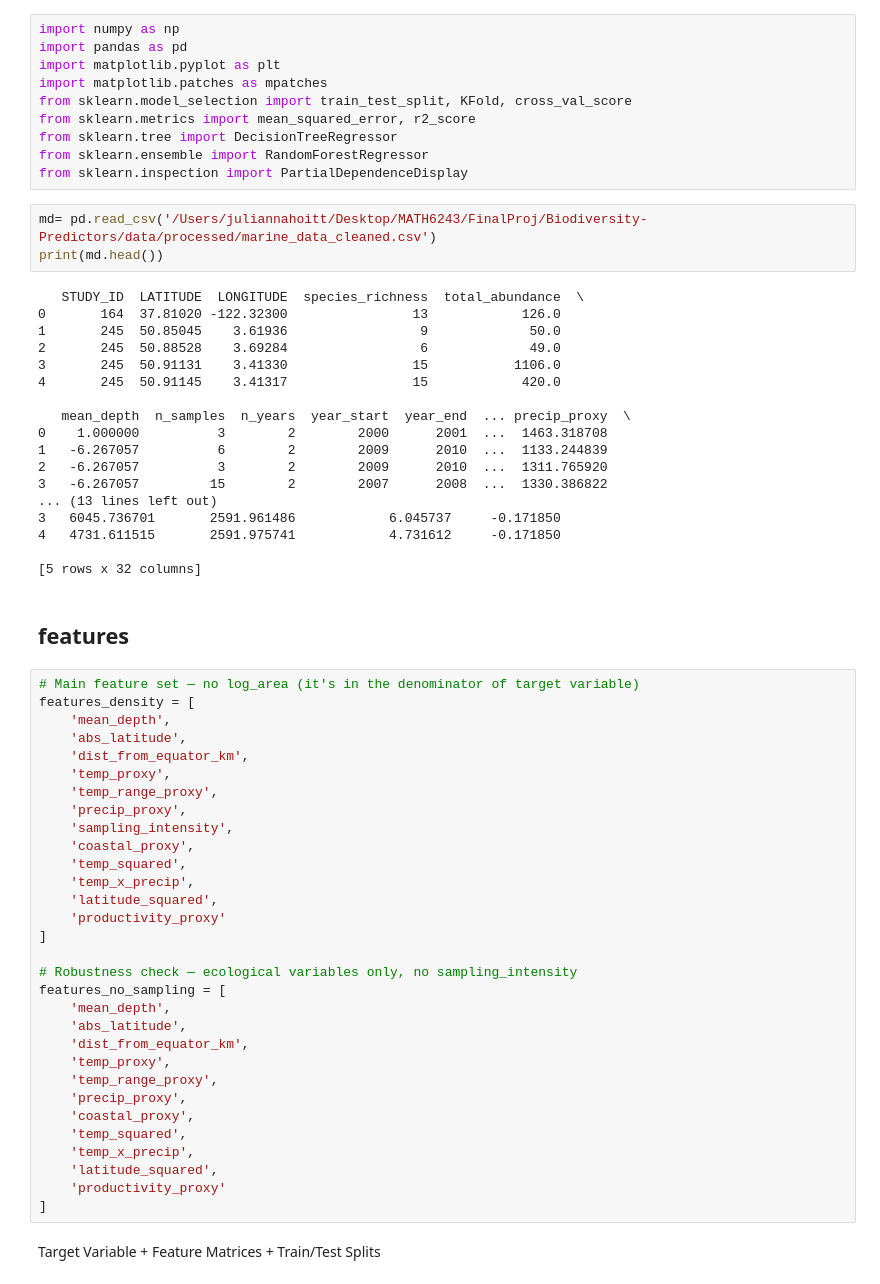
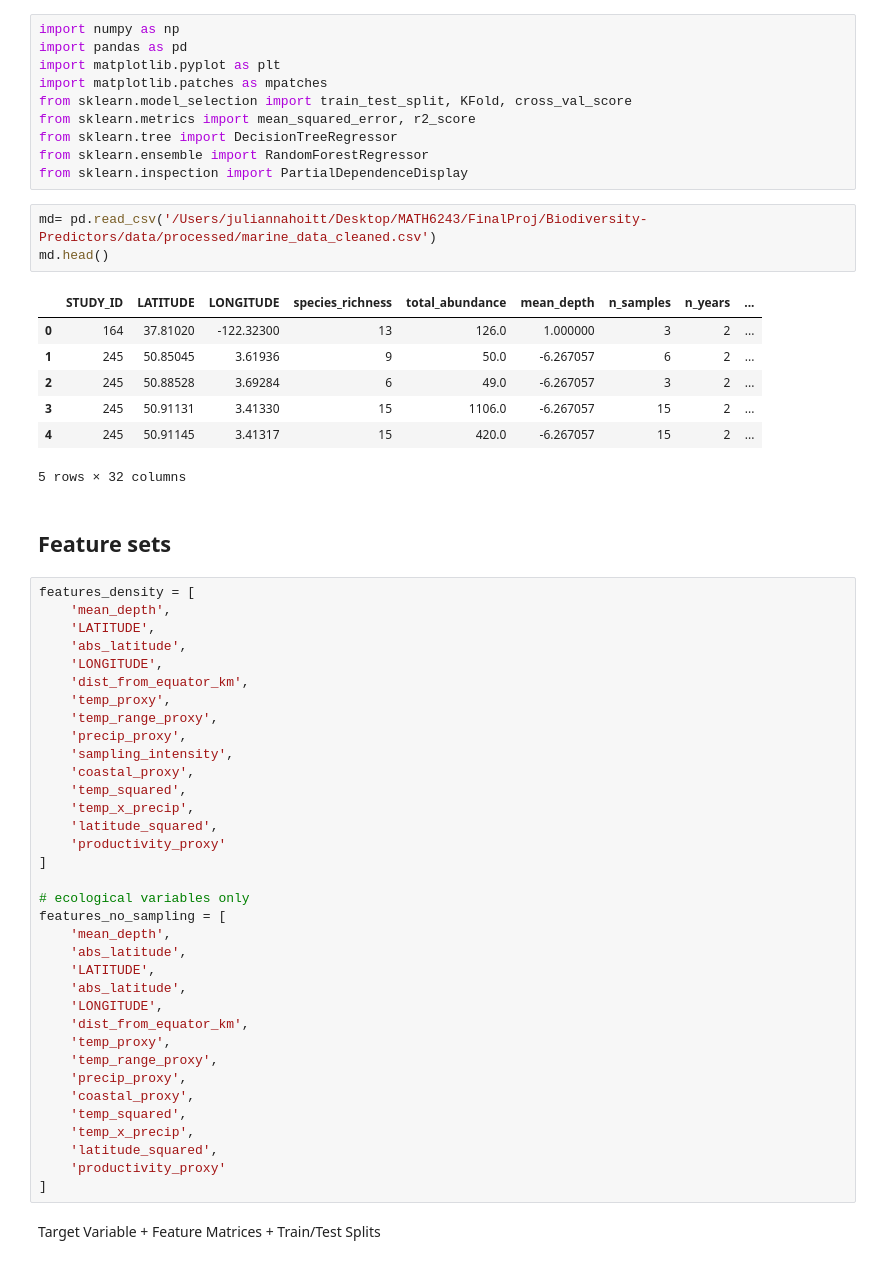
Before and after one commit to zaiba6/Biodiversity-Predictors, a Jupyter notebook: Methods/all_forest.ipynb, the cells around one changed output. Saved outputs shown, nothing was run; the diff lists cells and outputs as text.

```diff
--- a/Methods/all_forest.ipynb
+++ b/Methods/all_forest.ipynb
@@ -12,32 +12,23 @@ from sklearn.ensemble import RandomForestRegressor
 from sklearn.inspection import PartialDependenceDisplay
 # %%
 md= pd.read_csv('/Users/juliannahoitt/Desktop/MATH6243/FinalProj/Biodiversity-Predictors/data/processed/marine_data_cleaned.csv')
-print(md.head())
+md.head()
 # %% [output]
+|  | STUDY_ID | LATITUDE | LONGITUDE | species_richness | total_abundance | mean_depth | n_samples | n_years | ... |
+| 0 | 164 | 37.81020 | -122.32300 | 13 | 126.0 | 1.000000 | 3 | 2 | ... |
+| 1 | 245 | 50.85045 | 3.61936 | 9 | 50.0 | -6.267057 | 6 | 2 | ... |
+| 2 | 245 | 50.88528 | 3.69284 | 6 | 49.0 | -6.267057 | 3 | 2 | ... |
+| 3 | 245 | 50.91131 | 3.41330 | 15 | 1106.0 | -6.267057 | 15 | 2 | ... |
+| 4 | 245 | 50.91145 | 3.41317 | 15 | 420.0 | -6.267057 | 15 | 2 | ... |
-   STUDY_ID  LATITUDE  LONGITUDE  species_richness  total_abundance  \
-0       164  37.81020 -122.32300                13            126.0
-1       245  50.85045    3.61936                 9             50.0
-2       245  50.88528    3.69284                 6             49.0
-3       245  50.91131    3.41330                15           1106.0
-4       245  50.91145    3.41317                15            420.0
-
-   mean_depth  n_samples  n_years  year_start  year_end  ... precip_proxy  \
-0    1.000000          3        2        2000      2001  ...  1463.318708
-1   -6.267057          6        2        2009      2010  ...  1133.244839
-2   -6.267057          3        2        2009      2010  ...  1311.765920
-3   -6.267057         15        2        2007      2008  ...  1330.386822
-... (13 lines left out)
-3   6045.736701       2591.961486            6.045737     -0.171850
-4   4731.611515       2591.975741            4.731612     -0.171850
-
-[5 rows x 32 columns]
+5 rows × 32 columns
 # %% [markdown]
-## features
+## Feature sets
 # %%
-# Main feature set — no log_area (it's in the denominator of target variable)
 features_density = [
     'mean_depth',
+    'LATITUDE',
     'abs_latitude',
+    'LONGITUDE',
     'dist_from_equator_km',
     'temp_proxy',
     'temp_range_proxy',
@@ -50,10 +41,13 @@ features_density = [
     'productivity_proxy'
 ]
 
-# Robustness check — ecological variables only, no sampling_intensity
+# ecological variables only
 features_no_sampling = [
     'mean_depth',
     'abs_latitude',
+    'LATITUDE',
+    'abs_latitude',
+    'LONGITUDE',
     'dist_from_equator_km',
     'temp_proxy',
     'temp_range_proxy',
```
Also changed, not shown: parts of 26 cells of this notebook, 4 other files.
